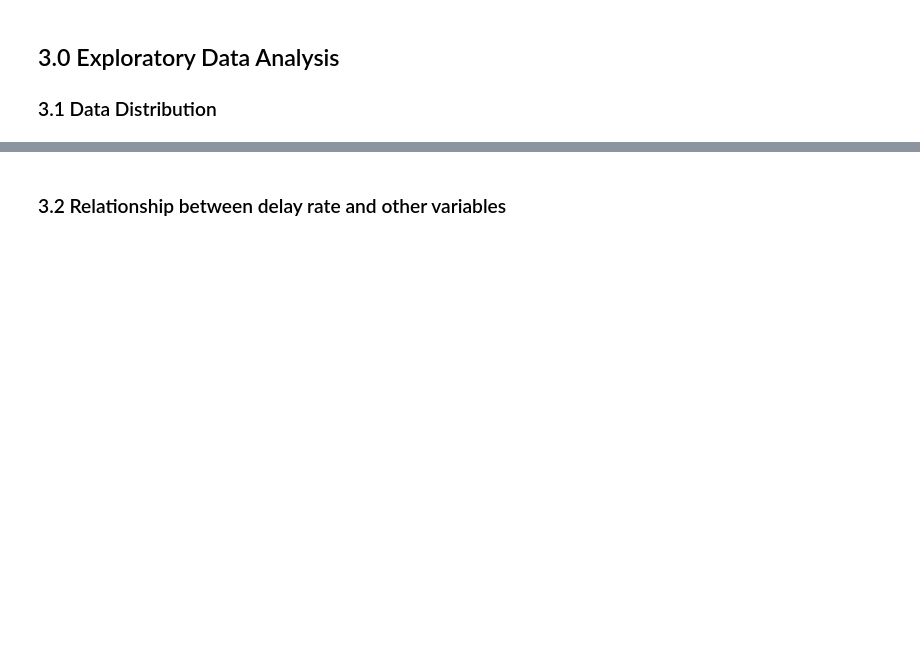
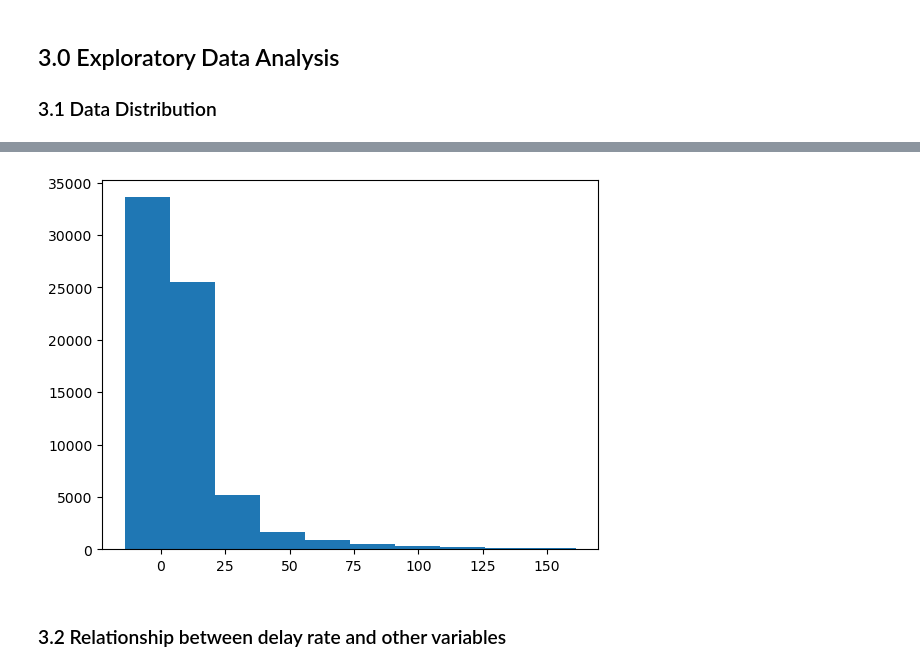
Before and after one commit to jojo-1998/Challenge-Data-Scientist---Wen-Li, a Jupyter notebook: solution.ipynb, the cells around one changed output, grey strips where cells are left out. Saved outputs shown, nothing was run; the diff lists cells and outputs as text; code cells hidden in the pictures; blank space fills up the shorter version.

```diff
--- a/solution.ipynb
+++ b/solution.ipynb
@@ -83,2 +249,7 @@ df.to_csv("synthetic_features.csv")
+# %%
+plt.hist(df.min_diff, bins=10)
+plt.show()
+# %% [output]
+[figure, added]
 # %% [markdown]
 ### 3.2 Relationship between delay rate and other variables
```
Also changed, not shown: parts of 23 cells of this notebook.
